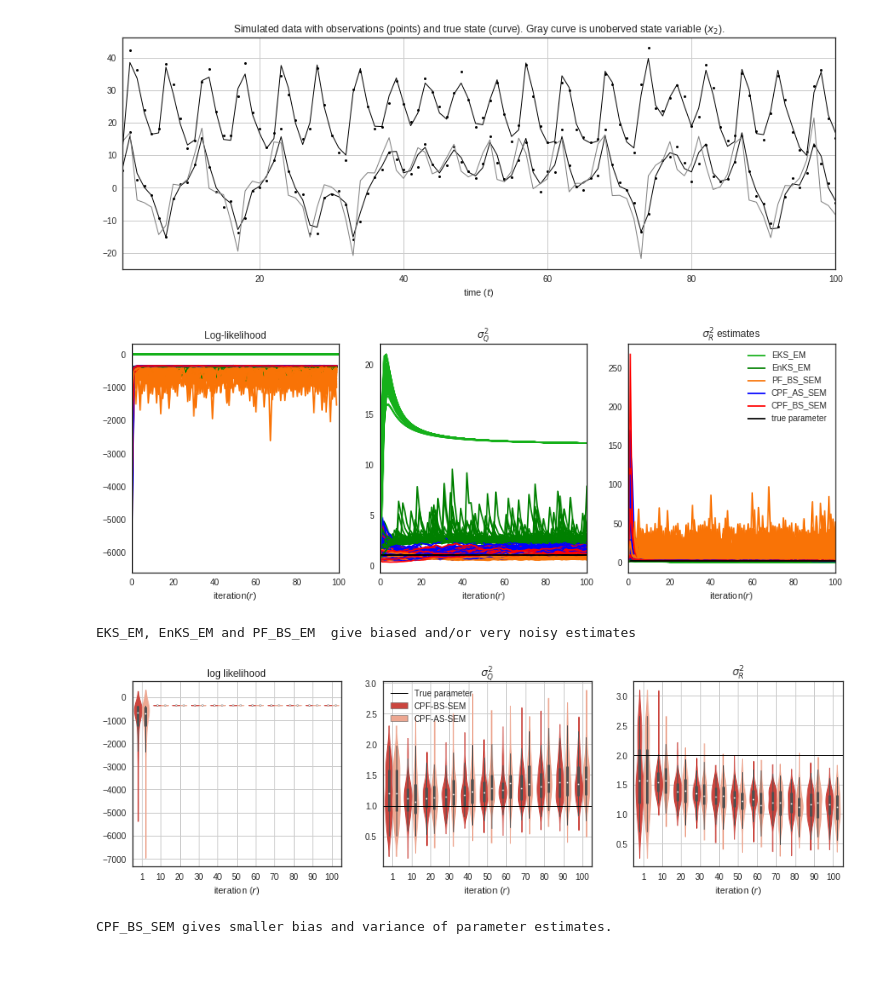
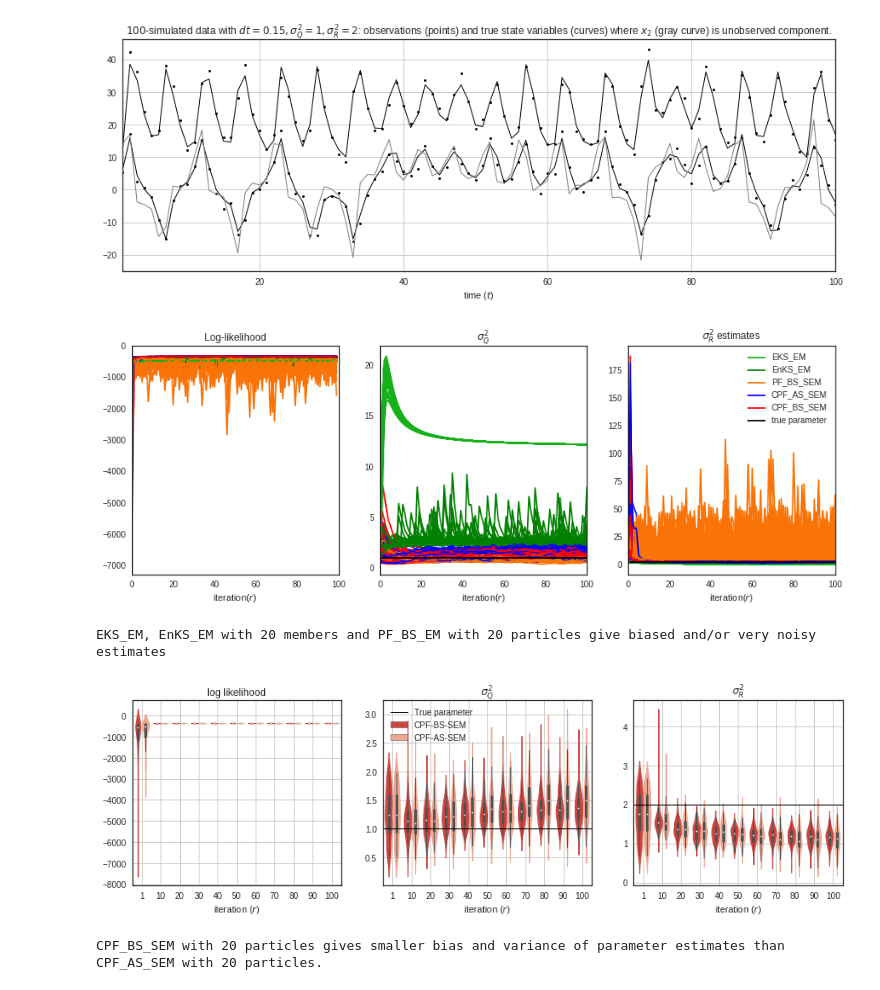
Before and after one commit to tchau218/parEMDA, a Jupyter notebook: test_Lorenz63_EM.ipynb, the cells around one changed output. Drawn from its saved outputs; the diff is of its cells as text; code cells hidden in the pictures.

```diff
--- a/test_Lorenz63_EM.ipynb
+++ b/test_Lorenz63_EM.ipynb
@@ -62,7 +62,7 @@ jacM = lambda x: l63_jac(x, dt, sigma, rho, beta) # Jacobian matrix (for EKS_EM
 
 dy = 2 # dimension of the observations
 H = np.eye(dx)
-H = H[(0,2),:] #  first and third variables are observed
+H = H[(0,2),:] # first and third variables are observed
 h = lambda x: H.dot(x)  # observation model
 jacH = lambda x: H # Jacobian matrix  of the observation model(for EKS_EM only)
 
@@ -102,20 +102,16 @@ time_learning = np.arange(T+1)
 sns.set_style("white")
 plt.rcParams['figure.figsize'] = (15, 5)
 plt.figure()
-plt.plot(time_learning[1:],Y_learning[0,:].T, 'k.', markersize = 6);
-plt.plot(time_learning[1:],Y_learning[1,:].T, 'k.', markersize = 6);
-
-plt.plot(time_learning[1:],X_learning[0,1:].T, 'k-', linewidth =1)
+plt.plot(time_learning[1:],Y_learning.T, 'k.', markersize = 6);
+plt.plot(time_learning[1:],X_learning[[0,2],1:].T, 'k-', linewidth =1)
 plt.plot(time_learning[1:],X_learning[1,1:].T, '-', color='gray', linewidth =1)
-plt.plot(time_learning[1:],X_learning[2,1:].T, 'k-', linewidth =1)
-#plt.legend(loc = 'lower center', ncol =1)
-plt.title('Simulated data with observations (points) and true state (curve). Gray curve is unoberved state variable ($x_2$).')
+plt.title('${}$-simulated data with $dt={}, \sigma _Q^2 ={},  \sigma _R^2= {}$: observations (points) and true state variables (curves) where $x_2$ (gray curve) is unobserved component.'.format(T,dt, sig2_Q,sig2_R))
 plt.xlim([1,T])
 plt.xlabel('time ($t$)')
 plt.grid()
 plt.show()
 # %% [output]
-[figure, old version]
+[figure, new version]
 # %%
 ### SETTING PARAMETERS FOR EM ALGORITHMS
 N_iter =100 # number of iterations of EM algorithms
@@ -154,30 +150,20 @@ for i in range(rep):
     Q_init = np.random.uniform(aintQ,bintQ)*np.eye(dx)
     R_init = np.random.uniform(aintR,bintR)*np.eye(dy)
 
-    ## SEM ALGORITHM using CONDITIONAL PARTICLE FILTERING-BACKWARD SIMULATION SMOOTHER(CPF_BS_SEM),
-    res_CPF_BS_SEM = CPF_BS_SEM(X_conditioning,Y_learning,X_learning,Q_init,m,H,R_init,xb,B,dx,dy, Nf, Ns,
-                      T,N_iter,gam1,estimateQ,estimateR,estimateX0,structQ,structR,baseQ,baseR, prng)
+    ### SEM ALGORITHM using CONDITIONAL PARTICLE FILTERING-BACKWARD SIMULATION SMOOTHER(CPF_BS_SEM) (proposed)
+    res_CPF_BS_SEM = CPF_BS_SEM(X_conditioning,Y_learning,X_learning,Q_init,m,H,R_init,xb,B,dx,dy, Nf, Ns,T,N_iter,gam1,estimateQ,estimateR,estimateX0,structQ,structR,baseQ,baseR, prng)
 
-    ## SEM ALGORITHM using CONDITIONAL PARTICLE FILTERING-ANCESTOR SAMPLING SMOOTHER (CPF_AS_SEM)
-    # parameters
-    res_CPF_AS_SEM = CPF_AS_SEM(X_conditioning,Y_learning,X_learning,Q_init,m,H,R_init,xb,B,dx,dy, Nf, Ns,
-                      T,N_iter,gam1,estimateQ,estimateR,estimateX0, structQ, structR,baseQ,baseR, prng)
-
+    ### SEM ALGORITHM using CONDITIONAL PARTICLE FILTERING-ANCESTOR SAMPLING SMOOTHER (CPF_AS_SEM) (new approach in DA)
+    res_CPF_AS_SEM = CPF_AS_SEM(X_conditioning,Y_learning,X_learning,Q_init,m,H,R_init,xb,B,dx,dy, Nf, Ns,T,N_iter,gam1,estimateQ,estimateR,estimateX0, structQ, structR,baseQ,baseR, prng)
 
     ### SEM ALGORITHM using PARTICLE FILTERING-BACKWARD SMOOTHER (PF_BS_EM) (regular)
-    res_PF_BS_EM = PF_BS_EM(Y_learning,X_learning,Q_init,m,H,R_init,xb,B,dx,dy, Nf, Ns,T,N_iter,
-                           gam1,estimateQ,estimateR,estimateX0, structQ, structR,baseQ,baseR, prng)
-
-
+    res_PF_BS_EM = PF_BS_EM(Y_learning,X_learning,Q_init,m,H,R_init,xb,B,dx,dy, Nf, Ns,T,N_iter,gam1,estimateQ,estimateR,estimateX0, structQ, structR,baseQ,baseR, prng)
 
     ### EM ALGORITHM using ENSEMBLE KALMAN SMOOTHER (EnKS_EM) (regular)
-    res_EnKS_EM = EnKS_EM(Y_learning,X_learning,Q_init,m,H,R_init,xb,B,dx,dy,N,T,N_iter,gam1,
-                         estimateQ,estimateR,estimateX0, structQ, structR,baseQ,baseR, 1,prng) # 1 is inflation factor chosen
-
+    res_EnKS_EM = EnKS_EM(Y_learning,X_learning,Q_init,m,H,R_init,xb,B,dx,dy,N,T,N_iter,gam1,estimateQ,estimateR,estimateX0, structQ, structR,baseQ,baseR, 1,prng) # 1 is inflation factor chosen
 
     ### EM ALGORITHM using EXTENDED KALMAN SMOOTHER (EKS_EM) (regular)
-    res_EKS_EM = EKS_EM(Y_learning,X_learning,Q_init,m,jacM,h,jacH,R_init,xb,B,dx,dy,T,N_iter,gam1,
-                        estimateQ,estimateR,estimateX0, structQ, structR,baseQ,baseR,1)
+    res_EKS_EM = EKS_EM(Y_learning,X_learning,Q_init,m,jacM,h,jacH,R_init,xb,B,dx,dy,T,N_iter,gam1,estimateQ,estimateR,estimateX0, structQ, structR,baseQ,baseR,1)
 
     ii =0; ilim =0
     #CPF-BSi
@@ -210,9 +196,10 @@ for i in range(rep):
     R_rep[0,i,:] = np.trace(R_CPF_AS)/dx
     loglik_rep[1,i,:] = loglik_CPF_BS
     loglik_rep[0,i,:] = loglik_CPF_AS
+
     # plot log-likelihood estimates
     plt.subplot(131)
-    line0,=plt.plot(np.trace(R_EKS)/dy,'xkcd:green')
+    line0,=plt.plot(loglik_EKS,'xkcd:green')
     line1,=plt.plot(loglik_EnKS,'g')
     line2,=plt.plot(loglik_PF_BS,'xkcd:orange')
     line3,=plt.plot(loglik_CPF_AS,'b')
@@ -221,36 +208,36 @@ for i in range(rep):
     plt.xlabel('iteration($r$)')
     plt.xlim([ilim, N_iter])
 
     # plot of sig2_Q estimates
     plt.subplot(132)
     line0,=plt.plot(np.trace(Q_EKS)/dy,'xkcd:green')
     line1,=plt.plot(np.trace(Q_EnKS)/dx,'g')
     line2,=plt.plot(np.trace(Q_PF_BS)/dx, 'xkcd:orange')
     line3,=plt.plot(np.trace(Q_CPF_AS)/dx,'b')
     line4,=plt.plot(np.trace(Q_CPF_BS)/dx,'r')
     line5,=plt.plot((1,N_iter),(np.trace(Q_true)/dx,np.trace(Q_true)/dx),'k')
     plt.xlabel('iteration($r$)')
     plt.title('$\sigma_Q^2$')
     plt.xlim([ilim, N_iter])
 
     # plot sig2_R estimates
     plt.subplot(133)
     line0,=plt.plot(np.trace(R_EKS)/dy,'xkcd:green')
     line1,=plt.plot(np.trace(R_EnKS)/dy,'g')
     line2,=plt.plot(np.trace(R_PF_BS)/dy,'xkcd:orange')
     line3,=plt.plot(np.trace(R_CPF_AS)/dy,'-b')
     line4,=plt.plot(np.trace(R_CPF_BS)/dy,'-r')
     line5,=plt.plot((1,N_iter),(np.trace(R_true)/dy,np.trace(R_true)/dy),'k')
     plt.xlabel('iteration($r$)')
     plt.title('$\sigma_R^2$ estimates')
     plt.xlim([ilim, N_iter])
     plt.legend([line0, line1, line2, line3, line4, line5], ['EKS_EM','EnKS_EM', 'PF_BS_SEM','CPF_AS_SEM', 'CPF_BS_SEM', 'true parameter'])
 plt.show()
 
-print("EKS_EM, EnKS_EM and PF_BS_EM  give biased and/or very noisy estimates")
+print("EKS_EM, EnKS_EM with {} members and PF_BS_SEM with {} particles give biased and/or very noisy estimates".format(N, Nf))
 # %% [output]
-[figure, old version]
+[figure, new version]
-EKS_EM, EnKS_EM and PF_BS_EM  give biased and/or very noisy estimates
+EKS_EM, EnKS_EM with 20 members and PF_BS_EM with 20 particles give biased and/or very noisy estimates
 # %%
 ### VIOLIN PLOT of ESTIMATION PERFORMANCES between CPF-BS-SEM and CPF-AS-SEM
 
@@ -265,8 +252,8 @@ data_CPS_Q = Q_rep[1,:,ind_box].T
 data_CPS_R = R_rep[1,:,ind_box].T
 data_CPS_llh = loglik_rep[1,:,ind_box].T
 
-my_color = "Reds_r" #{"CPF-BS-SEM":"xkcd:light red", "CPF-AS-SEM":"xkcd:light blue"}
-my_labels = ["CPF-BS-SEM", "CPF-AS-SEM", "EnKS-EM"]
+my_color = "Reds_r"
+my_labels = ["CPF-BS-SEM", "CPF-AS-SEM"]
 import matplotlib.pyplot as plt
 import seaborn as sns
 import pandas as pd
@@ -285,11 +272,10 @@ plt.figure()
 plt.subplot(131)
 line2 = sns.violinplot(x ='iterations',y= 'est', hue= 'methods', data= DAT, bw=0.3,palette= my_color, linewidth=1).set_ylabel('')
 plt.legend('',frameon=False, loc= 4)
-#plt.ylim([-8000,50])
 plt.xlabel('iteration ($r$)')
 plt.title('log likelihood')
 plt.grid()
-#plt.xlim([-.5,5.5])
+
 
 est = np.concatenate((data_CPS_Q.T.reshape(len(ind_box)*rep), data_CAS_Q.T.reshape(len(ind_box)*rep)))
 methods = np.concatenate((np.repeat("CPF-BS-SEM",len(ind_box)*rep), np.repeat("CPF-AS-SEM",len(ind_box)*rep)))
@@ -298,13 +284,11 @@ DAT = pd.DataFrame(data=df)
 plt.subplot(132)
 line2 = sns.violinplot(x ='iterations',y= 'est', hue= 'methods', data= DAT, palette= my_color, linewidth=1).set_ylabel('')
 line1 = plt.plot((-0.5,10.5*N_iter/100),(sig2_Q,sig2_Q),'-k',linewidth=1, label = 'True parameter' )
-#line0 = plt.plot((-0.5,10.5),(np.squeeze(Q_EKS[:,:,-1]),np.squeeze(Q_EKS[:,:,-1])),'--k',linewidth=1,label = 'True MLE')
 plt.legend(frameon=False, loc= 'best')
 plt.xlabel('iteration ($r$)')
 plt.title(r'$\sigma_Q^2$')
 plt.grid()
-#plt.xlim([-.25,5.5])
-#plt.ylim([-0.25,2.5])
+
 
 est = np.concatenate(((data_CPS_R.T).reshape(len(ind_box)*rep), (data_CAS_R.T).reshape(len(ind_box)*rep)))
 methods = np.concatenate((np.repeat("CPF-BS-SEM",len(ind_box)*rep), np.repeat("CPF-AS-SEM",len(ind_box)*rep)))
@@ -313,19 +297,16 @@ DAT = pd.DataFrame(data=df)
 plt.subplot(133)
 line2 = sns.violinplot(x ='iterations',y= 'est', hue= 'methods', data= DAT, palette= my_color, linewidth=1).set_ylabel('')
 line1 = plt.plot((-0.5,10.5*N_iter/100),(sig2_R,sig2_R),'-k',linewidth=1, label = 'True parameter' )
-#line0 = plt.plot((-0.5,10.5),(np.squeeze(R_EKS[:,:,-1]),np.squeeze(R_EKS[:,:,-1])),'--k',linewidth=1,label = 'True MLE')
 plt.legend('',frameon=False, loc= 'best')
 plt.xlabel('iteration ($r$)')
 plt.title(r'$\sigma_R^2$')
 plt.grid()
-#plt.xlim([-.25,5.5])
-#plt.ylim([0,10])
 plt.show()
 
-print("CPF_BS_SEM gives smaller bias and variance of parameter estimates.")
+print("CPF_BS_SEM with {} particles gives smaller bias and variance of parameter estimates than CPF_AS_SEM with {} particles.".format(Nf,Nf))
 # %% [output]
-[figure, old version]
+[figure, new version]
-CPF_BS_SEM gives smaller bias and variance of parameter estimates.
+CPF_BS_SEM with 20 particles gives smaller bias and variance of parameter estimates than CPF_AS_SEM with 20 particles.
 # %%
 ### COMPARE RECONSTRUCTION QUALITY (RMSE and COVERAGE PROBABILITY) between CPF-BS SMOOTHER and CPF-AS SMOOTHER with THEIR ESTIMATED PARAMETERS ON A TESTING DATA
 from algos.utils import RMSE, CV95
```
Also changed, not shown: parts of 3 cells of this notebook.
